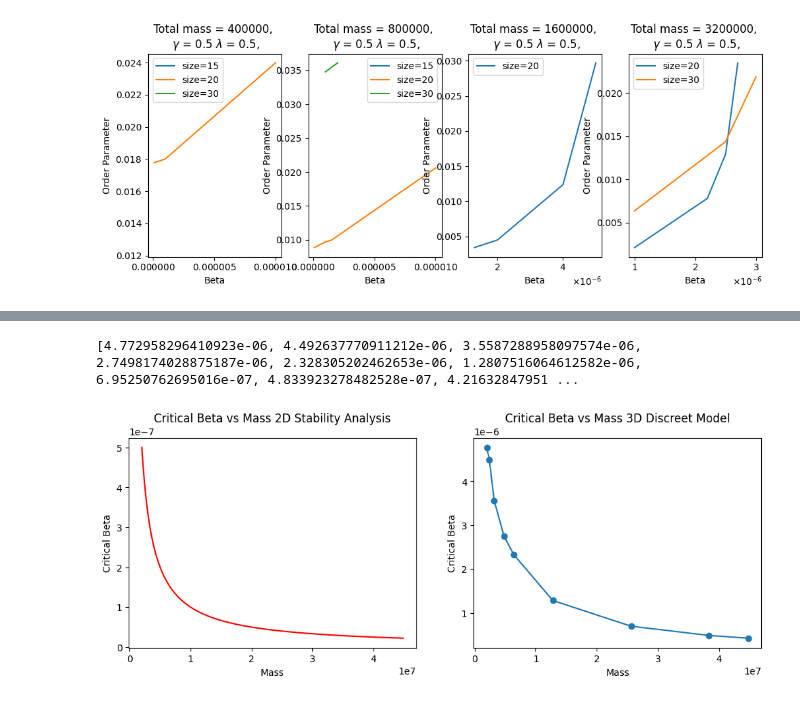
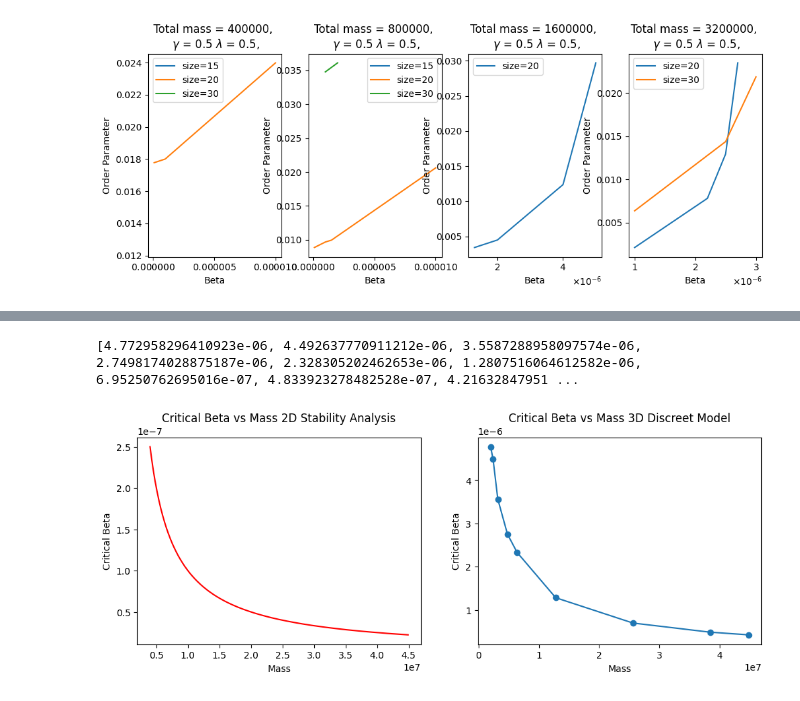
Before and after one commit to yustarandomname/territories-in-three-dimensions, a Jupyter notebook: plot-data/orderparams.ipynb, the cells around one changed output, grey strips where cells are left out. Saved outputs shown, nothing was run; the diff lists cells and outputs as text; code cells hidden in the pictures.

```diff
--- a/plot-data/orderparams.ipynb
+++ b/plot-data/orderparams.ipynb
@@ -573,7 +643,7 @@ fig.show()
 # Gamma = 0.5
 # Lambda = 0.5
 
-masses_per_species_with_approx_critical_beta = {
+gamma_with_approx_critical_beta = {
     "1_000_000": {
         "over": {"beta": 5e-6, "order_param": 0.010605389290576306},
         "under": {"beta": 4.4e-6, "order_param": 0.00900553530514639},
@@ -624,36 +694,35 @@ def lerp_beta(x):
     under = x["under"]
 
     delta_over = over["order_param"] - target
     delta_under = target - under["order_param"]
     delta_sum = delta_over + delta_under
     return (
         over["beta"] * delta_under / delta_sum + under["beta"] * delta_over / delta_sum
     )
 
+
 mass_critical_betas = map(
-    lambda x: lerp_beta(x), masses_per_species_with_approx_critical_beta.values()
+    lambda x: lerp_beta(x), gamma_with_approx_critical_beta.values()
 )
-total_mass = list(
-    map(lambda x: int(x) * 2, masses_per_species_with_approx_critical_beta.keys())
-)
+total_mass = list(map(lambda x: int(x) * 2, gamma_with_approx_critical_beta.keys()))
 critical_betas = list(mass_critical_betas)
 print(list(critical_betas))
 
 ax[1].title.set_text("  Critical Beta vs Mass 3D Discreet Model  ")
 ax[1].plot(total_mass, critical_betas)
 ax[1].scatter(total_mass, critical_betas)
 ax[1].set_xlabel("Mass")
 ax[1].set_ylabel("Critical Beta")
 
-x_cords = range(2_000_000, 45_000_000, 100_000)
+x_cords = range(4_000_000, 45_000_000, 100_000)
 y_cords = [1 / x for x in x_cords]
 
 ax[0].title.set_text("Critical Beta vs Mass 2D Stability Analysis")
 ax[0].plot(x_cords, y_cords, color="red")
 ax[0].set_xlabel("Mass")
 ax[0].set_ylabel("Critical Beta")
 
 plt.show()
 # %% [output]
 [4.772958296410923e-06, 4.492637770911212e-06, 3.5587288958097574e-06, 2.7498174028875187e-06, 2.328305202462653e-06, 1.2807516064612582e-06, 6.95250762695016e-07, 4.833923278482528e-07, 4.21632847951 ...
-[figure, old version]
+[figure, new version]
```
Also changed, not shown: parts of 2 cells of this notebook, 3 other files.
